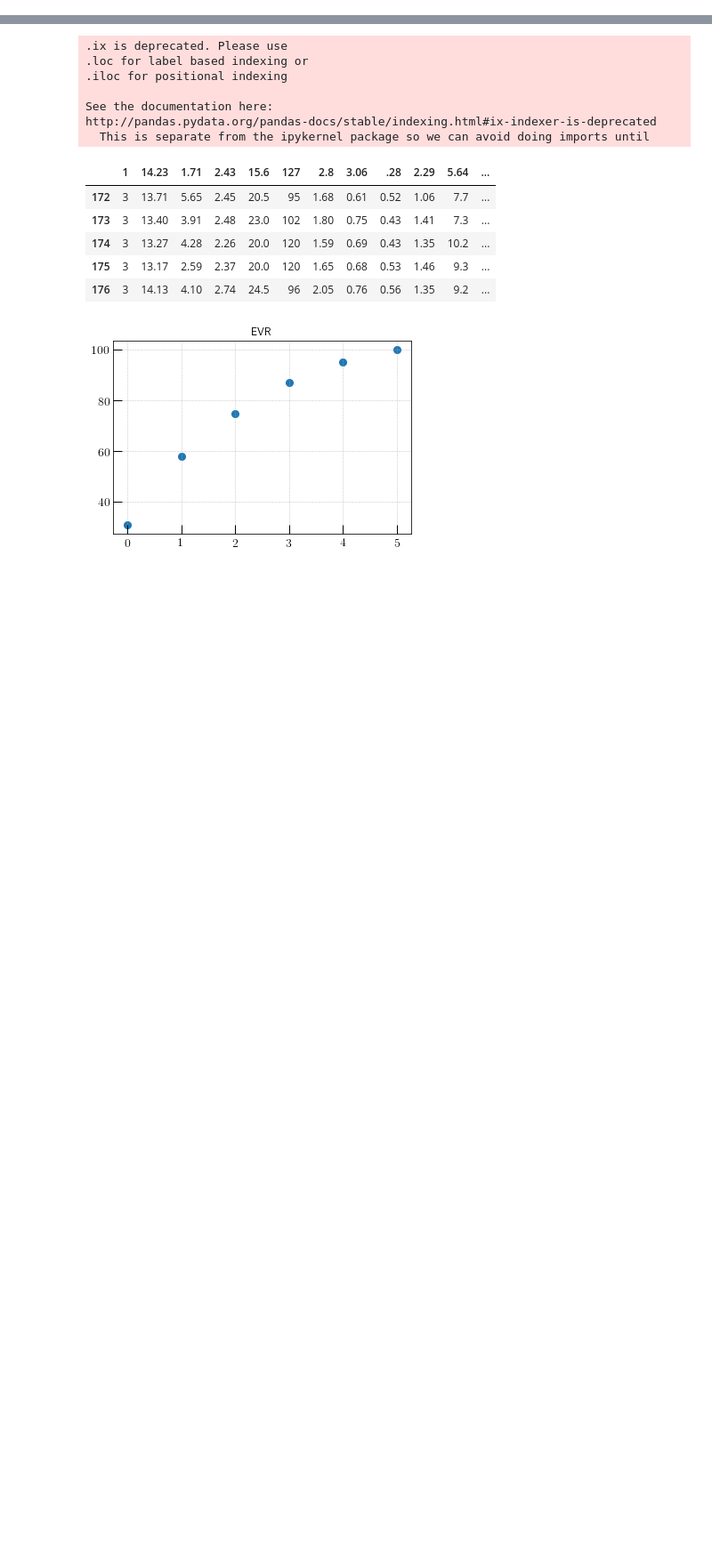
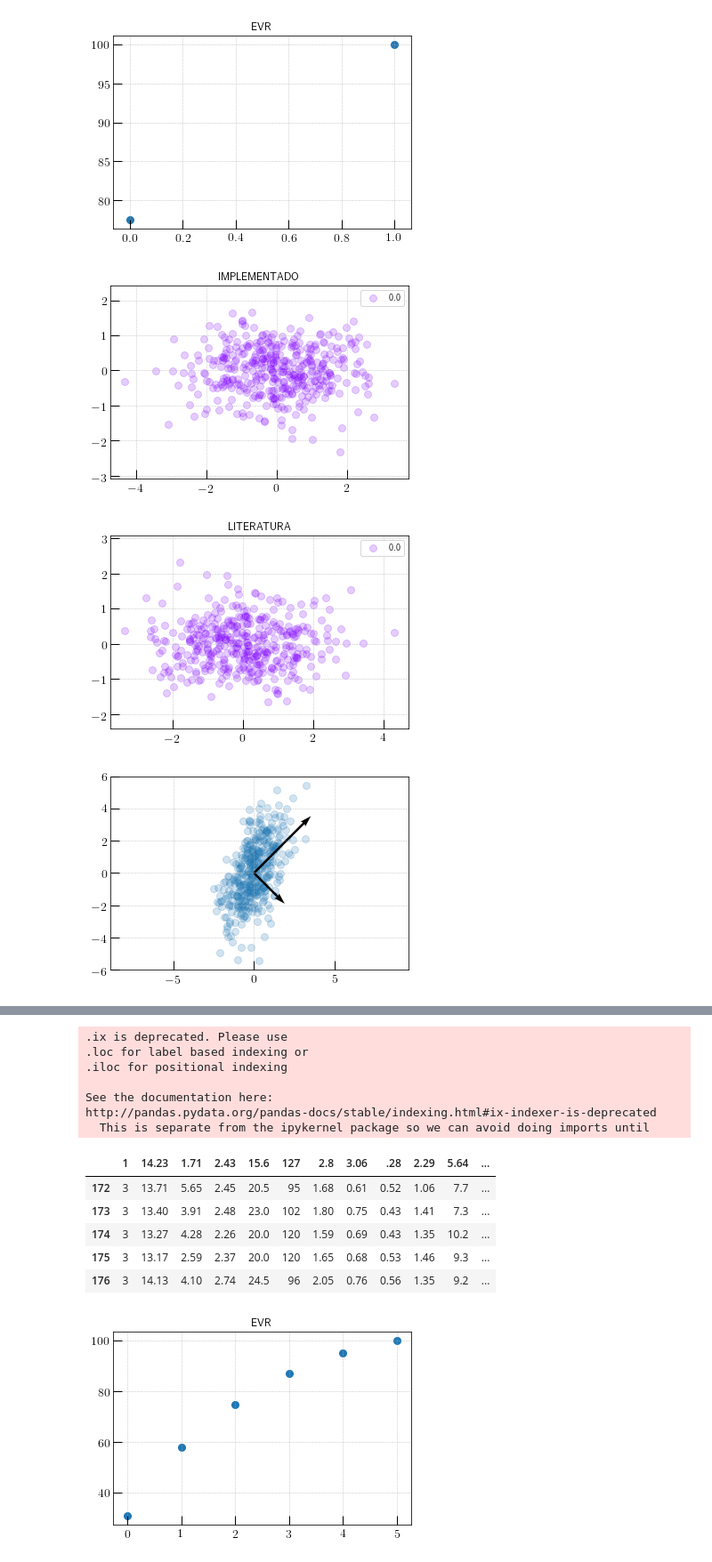
Before and after one commit to devmessias/Artificial-and-Natural-Vision, a Jupyter notebook: PCA.ipynb, the cells around one changed output, grey strips where cells are left out. Shown: that part at 89% size. Cells and saved outputs as stored; diff of their text form; code cells hidden in the pictures; blank space fills up the shorter version.

```diff
--- a/PCA.ipynb
+++ b/PCA.ipynb
@@ -99,6 +123,41 @@ def plot_pcas(
 
 
     return eig_vals, eig_vecs,cov_mat, PCA, sklearn_pca,  classes
+# %%
+n=400
+rng = np.random.RandomState(1)
+xs = np.random.randn(n)
+ys = [x+ 1.5*np.random.normal()/1 for x in xs]
+X0 = np.array([xs, ys]).T
+Y0 =np.zeros(n)
+eig_vals, eig_vecs,cov_mat, PCA, sklearn_pca,  classes = plot_pcas(X0, Y0, pcas=pcas)
+
+fig, ax = plt.subplots(1, 1)
+plt.scatter(X0[:, 0], X0[:, 1], alpha=0.2)
+
+for length, vector in zip(sklearn_pca.explained_variance_, sklearn_pca.components_):
+    mean = sklearn_pca.mean_
+    v = vector*4*np.sqrt(length)
+    v0 = mean
+    v1 =mean+ v
+    arrowprops=dict(arrowstyle='->',
+    linewidth=2,
+    shrinkA=0, shrinkB=0)
+    ax.quiver(
+        [
+            v1[0]
+        ],
+        [
+            v1[1]
+        ], angles='xy', scale_units='xy', scale=1, )
+            #ax[i].annotate('', v0, v1, arrowprops=arrowprops)
+plt.axis('equal')
+plt.show()
+# %% [output]
+[figure, added]
+[figure, added]
+[figure, added]
+[figure, added]
 # %%
 pcas=[
         (0, 1),
```
Also changed, not shown: parts of 8 cells of this notebook.
